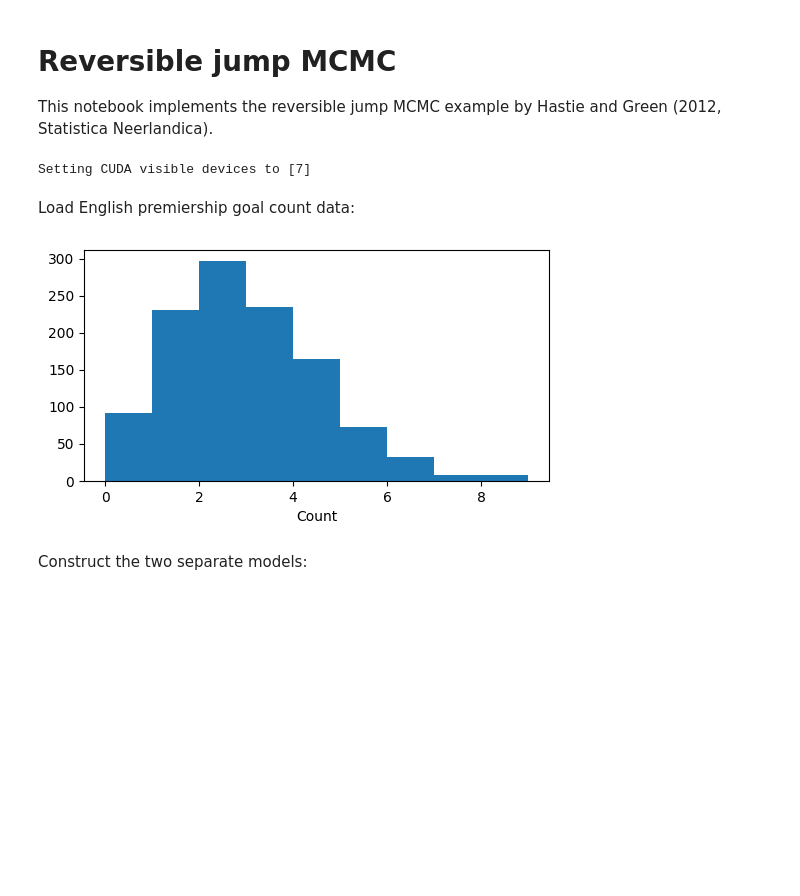
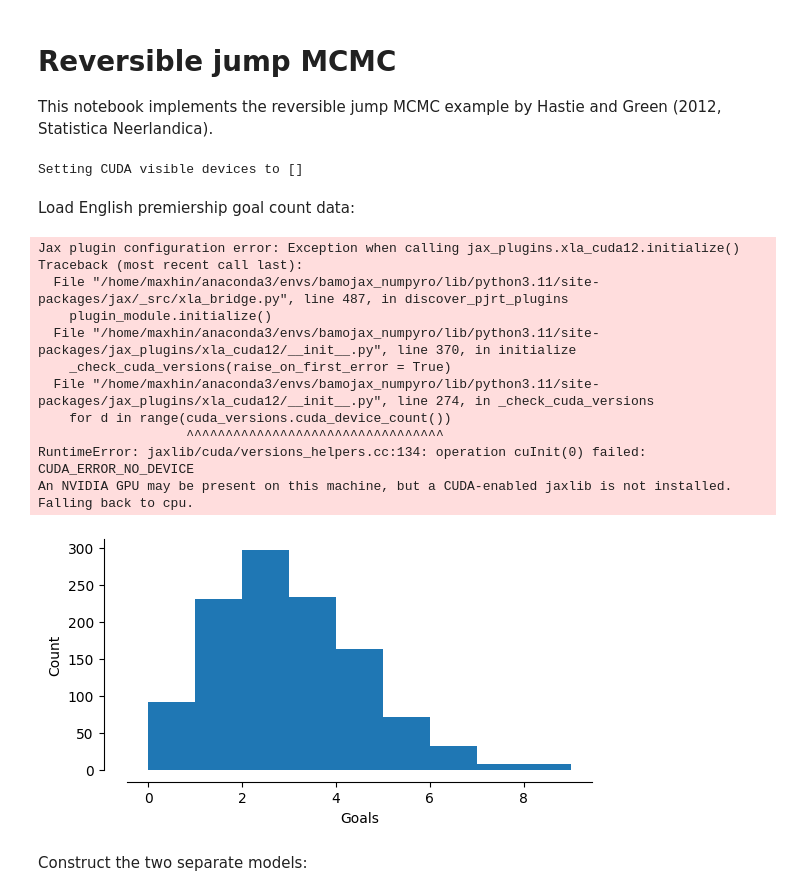
Before and after one commit to UncertaintyInComplexSystems/bamojax, a Jupyter notebook: bamojax/examples/model_search/reversible_jump_mcmc.ipynb, the cells around one changed output. Cells and saved outputs as stored; diff of their text form; code cells hidden in the pictures; blank space fills up the shorter version.

```diff
--- a/bamojax/examples/model_search/reversible_jump_mcmc.ipynb
+++ b/bamojax/examples/model_search/reversible_jump_mcmc.ipynb
@@ -8,11 +8,11 @@ This notebook implements the reversible jump MCMC example by Hastie and Green (2
 
 import os
 
-SELECTED_DEVICE = '7'
+SELECTED_DEVICE = ''
 print(f'Setting CUDA visible devices to [{SELECTED_DEVICE}]')
 os.environ['CUDA_VISIBLE_DEVICES'] = f'{SELECTED_DEVICE}'
 # %% [output]
-Setting CUDA visible devices to [7]
+Setting CUDA visible devices to []
 # %%
 from typing import NamedTuple
 import jax
@@ -32,29 +32,51 @@ from bamojax.samplers import mcmc_sampler
 from bamojax.inference import SMCInference
 
 import matplotlib.pyplot as plt
+
+def pretty_axis(ax, fix_xaxis=True, fix_yaxis=True):
+    for spine in ['top', 'right']:
+        ax.spines[spine].set_visible(False)
+    if fix_xaxis:
+        ax.spines['bottom'].set_position(('axes', -0.05))
+    if fix_yaxis:
+        ax.spines['left'].set_position(('axes', -0.05))
+
+#
 # %% [markdown]
 Load English premiership goal count data:
 # %%
 import pandas as pd
 
 files = ['2005-06', '2006-07', '2007-08']
 goals = []
 
 for year in files:
     df = pd.read_csv(f'/scratch/big/home/maxhin/Documents/Code/Bayesian Model Comparison/data/English premiership/{year}.csv')
     total_goals = df['FTHG'] + df['FTAG']
     total_goals_array = total_goals.to_numpy()
     goals.extend(total_goals_array)
 
 Y = jnp.array(goals)
 n = len(Y)
 plt.figure(figsize=(6, 3))
 ax = plt.gca()
 ax.hist(Y, bins=jnp.arange(0, 10, 1))
 ax.set_xlabel('Goals')
-ax.set_xlabel('Count');
+ax.set_ylabel('Count');
+pretty_axis(ax)
 # %% [output]
+Jax plugin configuration error: Exception when calling jax_plugins.xla_cuda12.initialize()
+Traceback (most recent call last):
+  File "/home/maxhin/anaconda3/envs/bamojax_numpyro/lib/python3.11/site-packages/jax/_src/xla_bridge.py", line 487, in discover_pjrt_plugins
+    plugin_module.initialize()
+  File "/home/maxhin/anaconda3/envs/bamojax_numpyro/lib/python3.11/site-packages/jax_plugins/xla_cuda12/__init__.py", line 370, in initialize
+    _check_cuda_versions(raise_on_first_error = True)
+  File "/home/maxhin/anaconda3/envs/bamojax_numpyro/lib/python3.11/site-packages/jax_plugins/xla_cuda12/__init__.py", line 274, in _check_cuda_versions
+    for d in range(cuda_versions.cuda_device_count())
+                   ^^^^^^^^^^^^^^^^^^^^^^^^^^^^^^^^^
+RuntimeError: jaxlib/cuda/versions_helpers.cc:134: operation cuInit(0) failed: CUDA_ERROR_NO_DEVICE
+An NVIDIA GPU may be present on this machine, but a CUDA-enabled jaxlib is not installed. Falling back to cpu.
-[figure, old version]
+[figure, new version]
 # %% [markdown]
 Construct the two separate models:
 # %%
```
Also changed, not shown: 3 other files.
